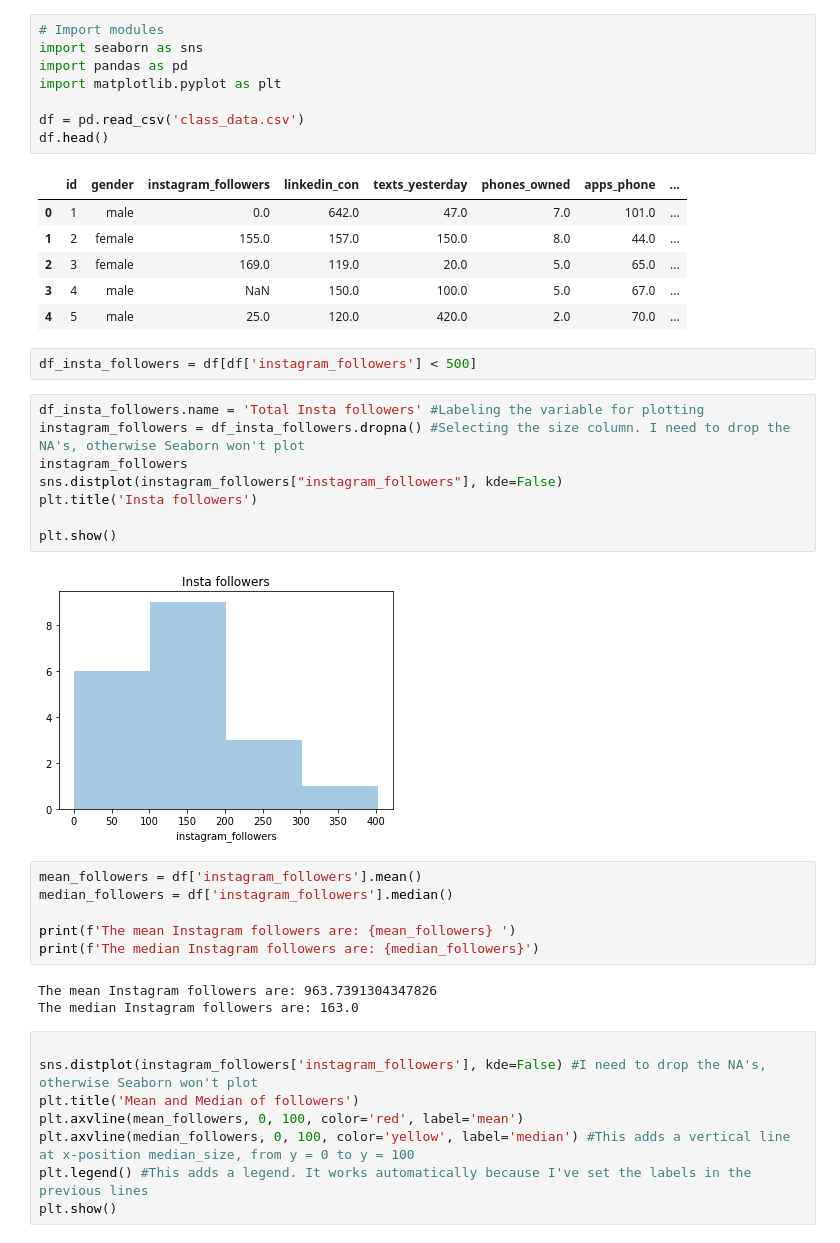
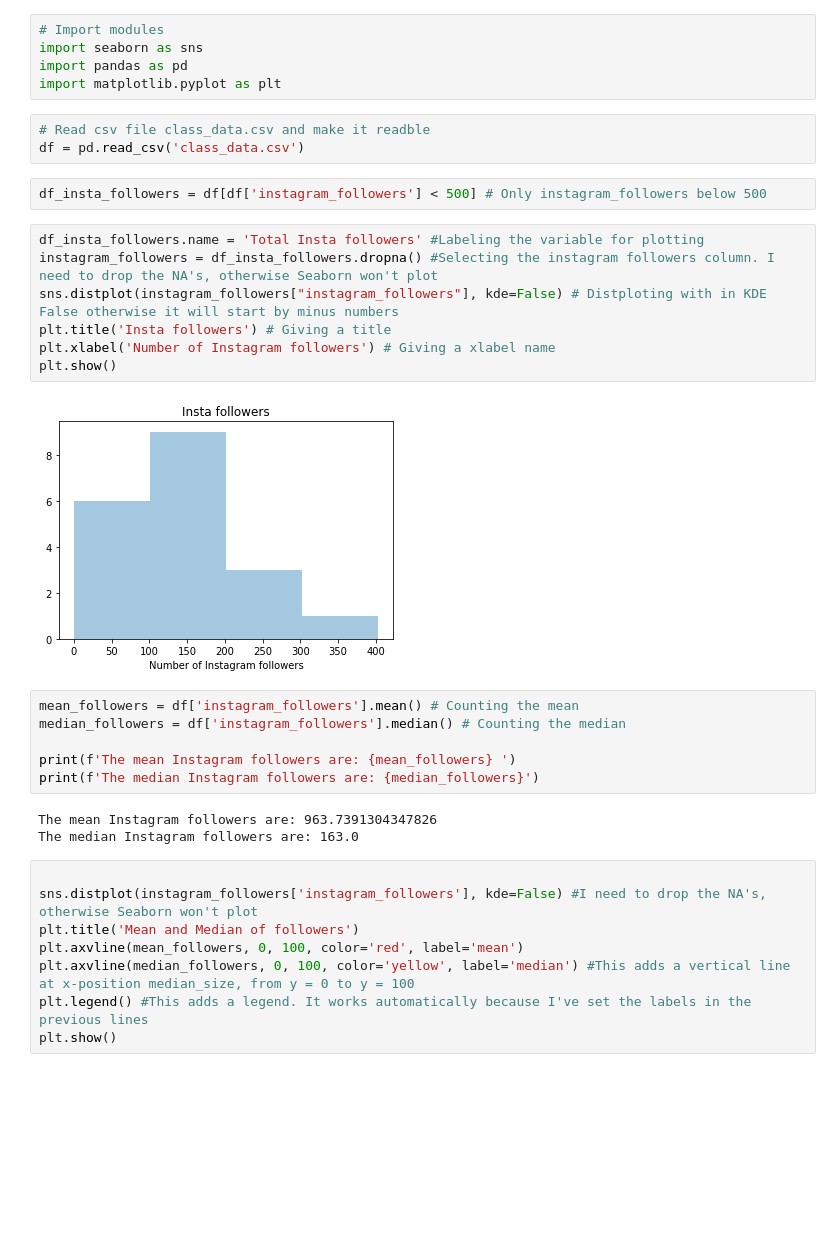
Before and after one commit to shayan-z/Data-driven-Design-Exercises, a Jupyter notebook: distributions/distributions.ipynb, the cells around one changed output. Saved outputs shown, nothing was run; the diff lists cells and outputs as text; blank space fills up the shorter version.

```diff
--- a/distributions/distributions.ipynb
+++ b/distributions/distributions.ipynb
@@ -3,31 +3,23 @@
 import seaborn as sns
 import pandas as pd
 import matplotlib.pyplot as plt
-
-df = pd.read_csv('class_data.csv')
-df.head()
-# %% [output]
-|  | id | gender | instagram_followers | linkedin_con | texts_yesterday | phones_owned | apps_phone | ... |
-| 0 | 1 | male | 0.0 | 642.0 | 47.0 | 7.0 | 101.0 | ... |
-| 1 | 2 | female | 155.0 | 157.0 | 150.0 | 8.0 | 44.0 | ... |
-| 2 | 3 | female | 169.0 | 119.0 | 20.0 | 5.0 | 65.0 | ... |
-| 3 | 4 | male | NaN | 150.0 | 100.0 | 5.0 | 67.0 | ... |
-| 4 | 5 | male | 25.0 | 120.0 | 420.0 | 2.0 | 70.0 | ... |
+# %%
+# Read csv file class_data.csv and make it readble
+df = pd.read_csv('class_data.csv')
 # %%
-df_insta_followers = df[df['instagram_followers'] < 500]
+df_insta_followers = df[df['instagram_followers'] < 500] # Only instagram_followers below 500
 # %%
 df_insta_followers.name = 'Total Insta followers' #Labeling the variable for plotting
-instagram_followers = df_insta_followers.dropna() #Selecting the size column. I need to drop the NA's, otherwise Seaborn won't plot
-instagram_followers
-sns.distplot(instagram_followers["instagram_followers"], kde=False)
-plt.title('Insta followers')
-
+instagram_followers = df_insta_followers.dropna() #Selecting the instagram followers column. I need to drop the NA's, otherwise Seaborn won't plot
+sns.distplot(instagram_followers["instagram_followers"], kde=False) # Distploting with in KDE False otherwise it will start by minus numbers
+plt.title('Insta followers') # Giving a title
+plt.xlabel('Number of Instagram followers') # Giving a xlabel name
 plt.show()
 # %% [output]
-[figure, old version]
+[figure, new version]
 # %%
-mean_followers = df['instagram_followers'].mean()
-median_followers = df['instagram_followers'].median()
+mean_followers = df['instagram_followers'].mean() # Counting the mean
+median_followers = df['instagram_followers'].median() # Counting the median
 
 print(f'The mean Instagram followers are: {mean_followers} ')
 print(f'The median Instagram followers are: {median_followers}')
```
Also changed, not shown: parts of 2 cells of this notebook, 1 other file.
